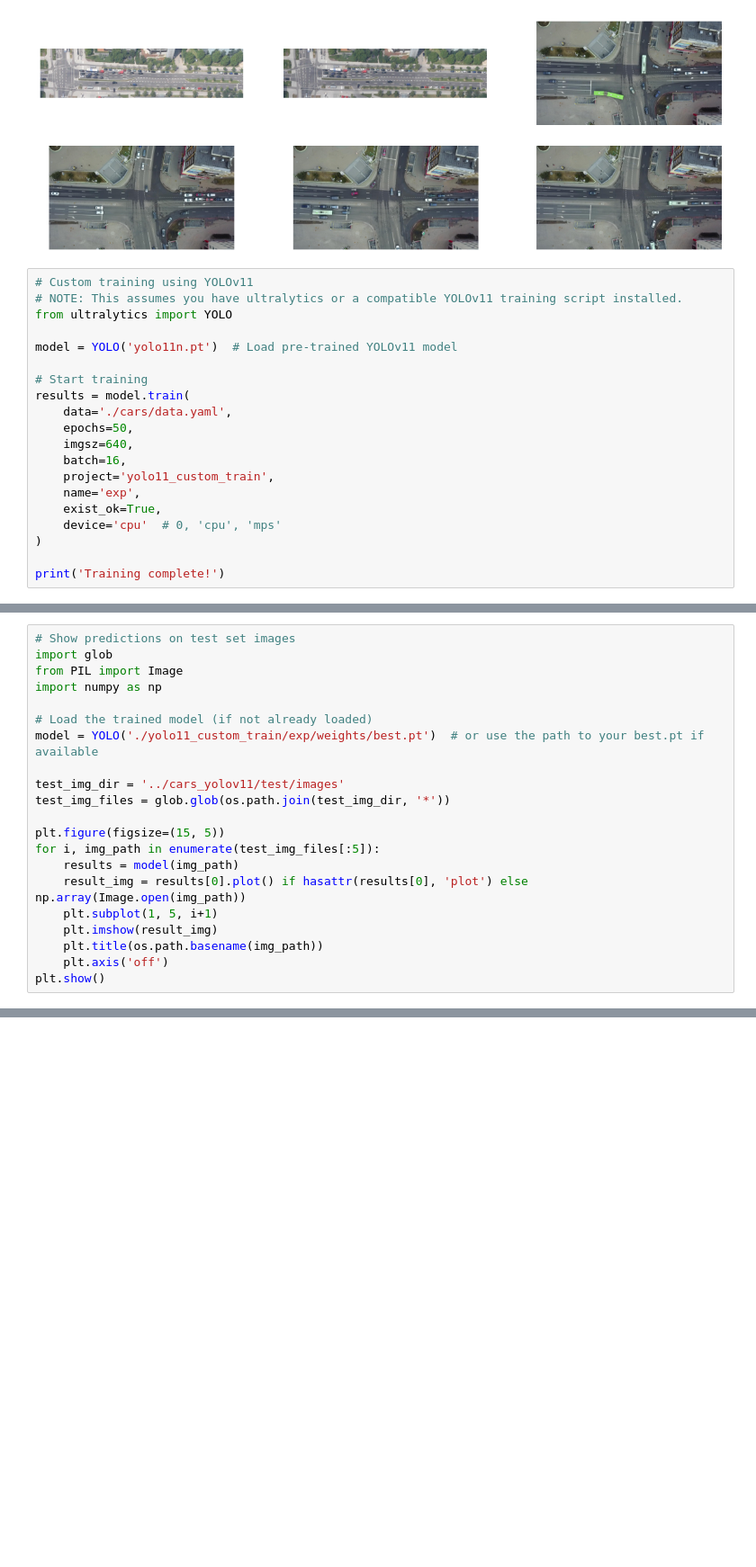
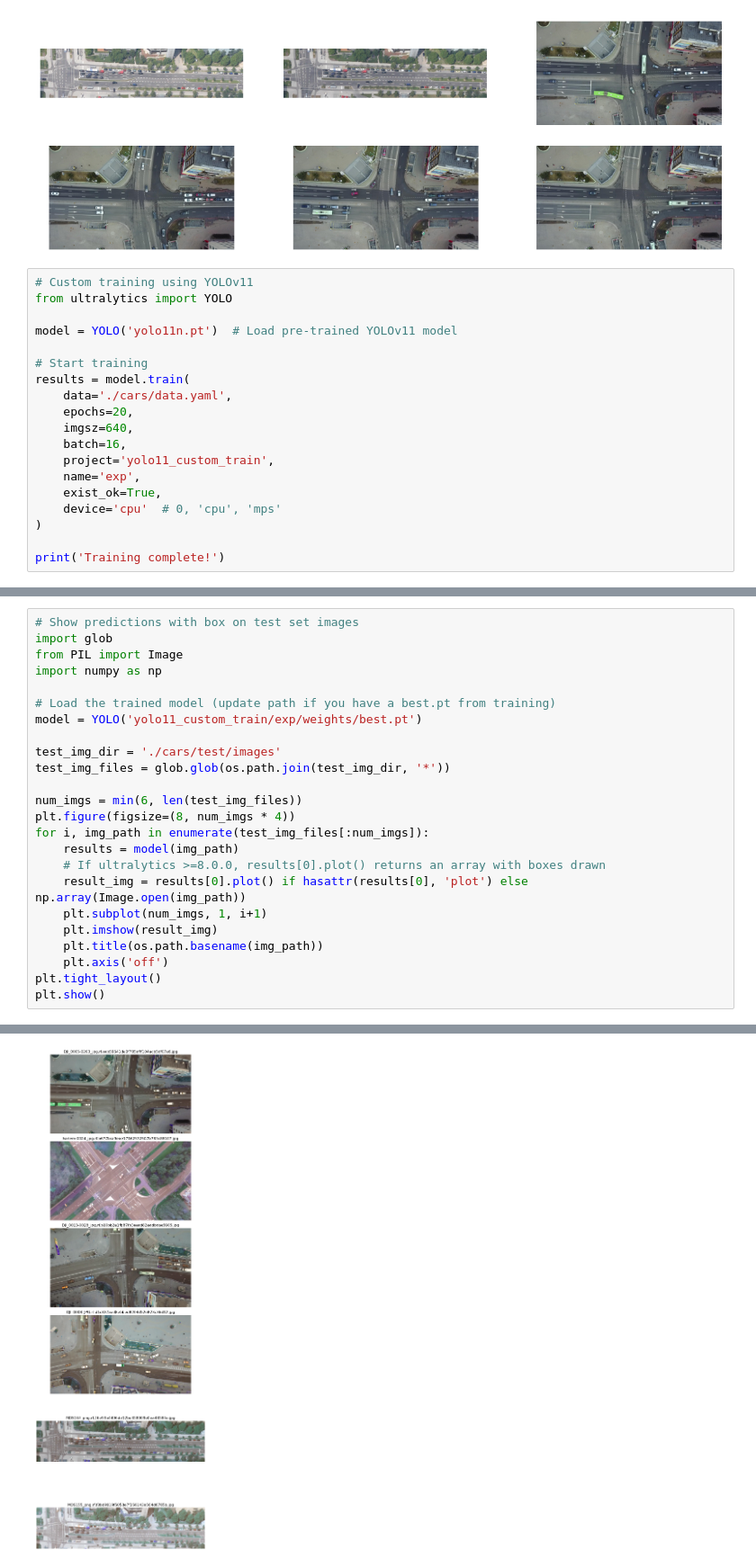
Before and after one commit to dookda/gistnorth_iot_cubesat, a Jupyter notebook: trainmodel/custom_train.ipynb, the cells around one changed output, grey strips where cells are left out. Shown at 90% size. Drawn from its saved outputs; the diff is of its cells as text; blank space fills up the shorter version.

```diff
--- a/trainmodel/custom_train.ipynb
+++ b/trainmodel/custom_train.ipynb
@@ -22,7 +22,6 @@ plt.show()
 [figure]
 # %%
 # Custom training using YOLOv11
-# NOTE: This assumes you have ultralytics or a compatible YOLOv11 training script installed.
 from ultralytics import YOLO
 
 model = YOLO('yolo11n.pt')  # Load pre-trained YOLOv11 model
@@ -30,7 +29,7 @@ model = YOLO('yolo11n.pt')  # Load pre-trained YOLOv11 model
 # Start training
 results = model.train(
     data='./cars/data.yaml',
-    epochs=50,
+    epochs=20,
     imgsz=640,
     batch=16,
     project='yolo11_custom_train',
@@ -59,24 +58,27 @@ Results saved to yolo11_custom_train/exp
 Training complete!
 Training complete!
 # %%
-# Show predictions on test set images
+# Show predictions with box on test set images
 import glob
 from PIL import Image
 import numpy as np
 
-# Load the trained model (if not already loaded)
-model = YOLO('./yolo11_custom_train/exp/weights/best.pt')  # or use the path to your best.pt if available
+# Load the trained model (update path if you have a best.pt from training)
+model = YOLO('yolo11_custom_train/exp/weights/best.pt')
 
-test_img_dir = '../cars_yolov11/test/images'
+test_img_dir = './cars/test/images'
 test_img_files = glob.glob(os.path.join(test_img_dir, '*'))
 
-plt.figure(figsize=(15, 5))
-for i, img_path in enumerate(test_img_files[:5]):
+num_imgs = min(6, len(test_img_files))
+plt.figure(figsize=(8, num_imgs * 4))
+for i, img_path in enumerate(test_img_files[:num_imgs]):
     results = model(img_path)
+    # If ultralytics >=8.0.0, results[0].plot() returns an array with boxes drawn
     result_img = results[0].plot() if hasattr(results[0], 'plot') else np.array(Image.open(img_path))
-    plt.subplot(1, 5, i+1)
+    plt.subplot(num_imgs, 1, i+1)
     plt.imshow(result_img)
     plt.title(os.path.basename(img_path))
     plt.axis('off')
+plt.tight_layout()
 plt.show()
 # %% [output]
@@ -83,0 +102 @@ plt.show()
+[figure, added]
```
Also changed, not shown: parts of 2 cells of this notebook, 45 other files.
